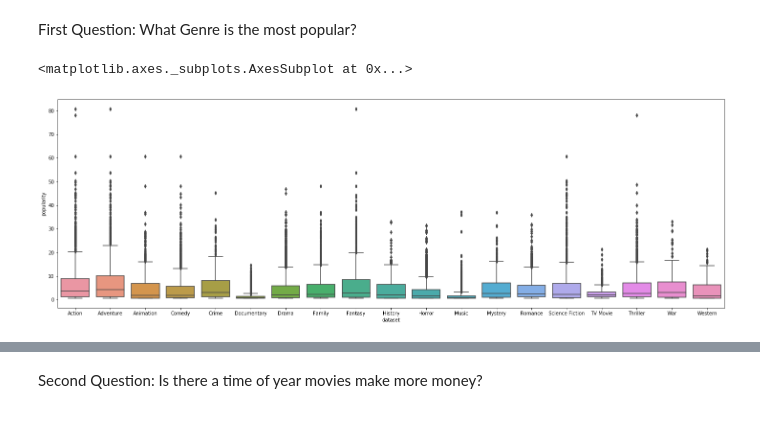
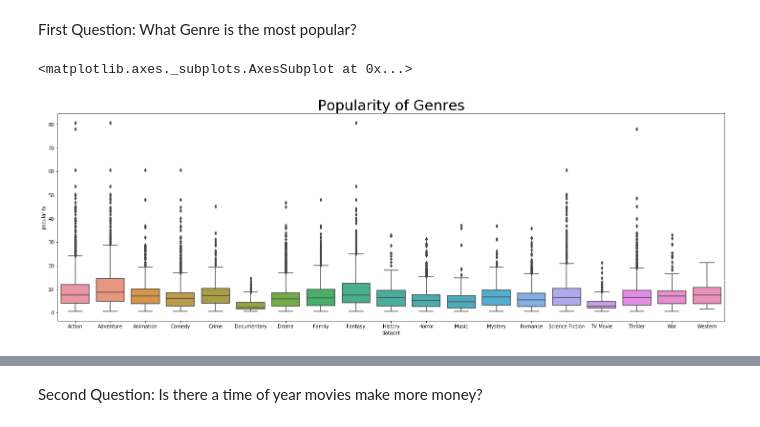
Before and after one commit to stevenkyle2013/Movie-Project, a Jupyter notebook: Data Cleaning.ipynb, the cells around one changed output, grey strips where cells are left out. Drawn from its saved outputs; the diff is of its cells as text; code cells hidden in the pictures.

Commit message:
Cleaned up code, explored data using visualizations

```diff
--- a/Data Cleaning.ipynb
+++ b/Data Cleaning.ipynb
@@ -174,46 +178,24 @@ newtmdb = newtmdb.drop(columns = ['genre_ids', 'id'])
 # Ploting the Data
 # %% [markdown]
 First Question: What Genre is the most popular?
-# %%
-ListOfGenres = list(newGenreKey.values())
-GenrePopTables = {}
-for genre in ListOfGenres:
-    GenrePopTables[genre] = newtmdb[newtmdb[genre]==1]
-ActionData = GenrePopTables['Action']
-AdventureData = GenrePopTables['Adventure']
-AnimationData = GenrePopTables['Animation']
-ComedyData = GenrePopTables['Comedy']
-CrimeData = GenrePopTables['Crime']
-DocumentaryData = GenrePopTables['Documentary']
-DramaData = GenrePopTables['Drama']
-FamilyData = GenrePopTables['Family']
-FantasyData = GenrePopTables['Fantasy']
-HistoryData = GenrePopTables['History']
-HorrorData = GenrePopTables['Horror']
-MusicData = GenrePopTables['Music']
-MysteryData = GenrePopTables['Mystery']
-RomanceData = GenrePopTables['Romance']
-ScienceFictionData = GenrePopTables['Science Fiction']
-TVMovieData = GenrePopTables['TV Movie']
-ThrillerData = GenrePopTables['Thriller']
-WarData = GenrePopTables['War']
-WesternData = GenrePopTables['Western']
-
-
-concatenated = pd.concat([ActionData.assign(dataset='Action'), AdventureData.assign(dataset='Adventure'),
-                         AnimationData.assign(dataset='Animation'), ComedyData.assign(dataset='Comedy'),
-                         CrimeData.assign(dataset='Crime'), DocumentaryData.assign(dataset='Documentary'),
-                         DramaData.assign(dataset='Drama'), FamilyData.assign(dataset='Family'),
-                         FantasyData.assign(dataset='Fantasy'), HistoryData.assign(dataset='History'),
-                         HorrorData.assign(dataset='Horror'), MusicData.assign(dataset='Music'),
-                         MysteryData.assign(dataset='Mystery'), RomanceData.assign(dataset='Romance'),
-                         ScienceFictionData.assign(dataset='Science Fiction'),
-                         TVMovieData.assign(dataset='TV Movie'),
-                         ThrillerData.assign(dataset='Thriller'), WarData.assign(dataset='War'),
-                         WesternData.assign(dataset='Western')])
-
-fig1, ax1 = plt.subplots(figsize = (25,8))
-sns.boxplot(x='dataset',y='popularity',data=concatenated, ax = ax1)
-# %% [output]
-<matplotlib.axes._subplots.AxesSubplot at 0x...>
-[figure, removed]
+# %%
+#Getting rid of anything under vote_count of 10
+newtmdb.drop(newtmdb[newtmdb['vote_count'] < 11].index, inplace=True)
+
+#Getting the list of genres
+ListOfGenres = list(newGenreKey.values())
+#Creating a dictionary of all the different genre tables
+GenrePopTables = {}
+for genre in ListOfGenres:
+    GenrePopTables[genre] = newtmdb[newtmdb[genre]==1]
+#Putting all the genre tables together to plot
+concatenated = pd.concat([GenrePopTables[genre].assign(dataset = genre) for genre in ListOfGenres])
+
+
+fig1, ax1 = plt.subplots(figsize = (25,8))
+ax1.set_title('Popularity of Genres', fontsize = 30)
+sns.boxplot(x='dataset',y='popularity',data=concatenated, ax = ax1)
+#Maybe throw out counts with a low vote count, maybe less than 10? maybe more?
+# %% [output]
+<matplotlib.axes._subplots.AxesSubplot at 0x...>
+[figure, added]
```
Also changed, not shown: parts of 15 cells of this notebook.
